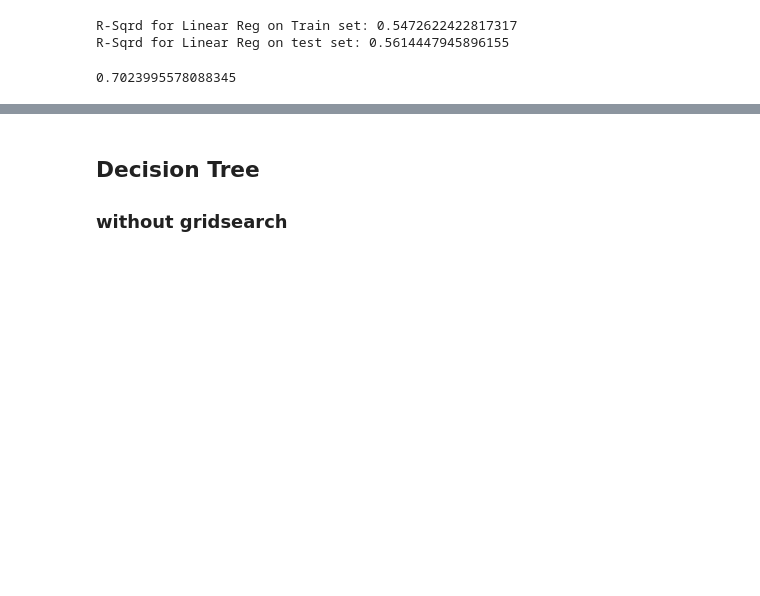
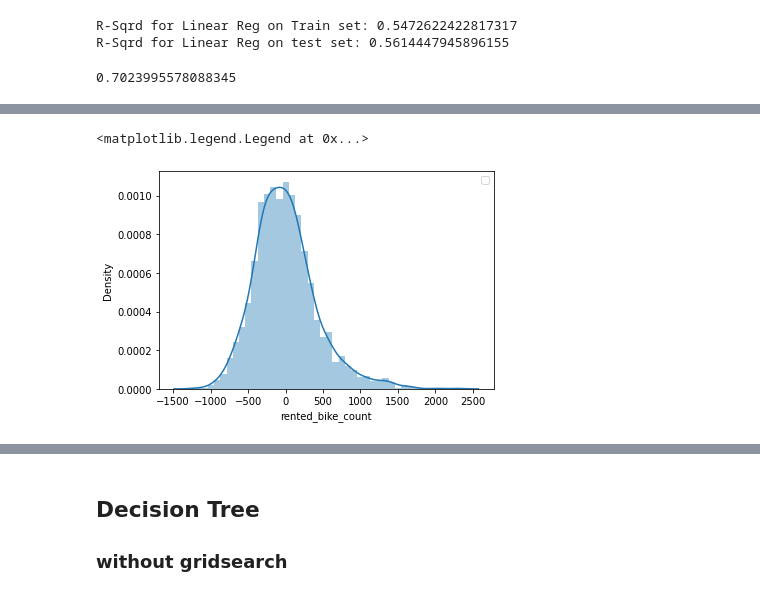
Before and after one commit to akmal1994/Bike-Rental-count, a Jupyter notebook: Bike_Sharing_Demand_Prediction_Capstone_Project.ipynb, the cells around one changed output, grey strips where cells are left out. Saved outputs shown, nothing was run; the diff lists cells and outputs as text; code cells hidden in the pictures; blank space fills up the shorter version.

```diff
--- a/Bike_Sharing_Demand_Prediction_Capstone_Project.ipynb
+++ b/Bike_Sharing_Demand_Prediction_Capstone_Project.ipynb
@@ -439,3 +439,10 @@ poly_pred = lr.predict(X_test_trans)
 r2_score(y_test,poly_pred)
 # %% [output]
 0.7023995578088345
+# %%
+# To check the normality of residuals
+
+residual = y_test - lr_pred
+sns.distplot(residual)
+plt.legend()
+# %% [output]
@@ -441,0 +450,2 @@ r2_score(y_test,poly_pred)
+<matplotlib.legend.Legend at 0x...>
+[figure, added]
```
Also changed, not shown: parts of 10 cells of this notebook.
